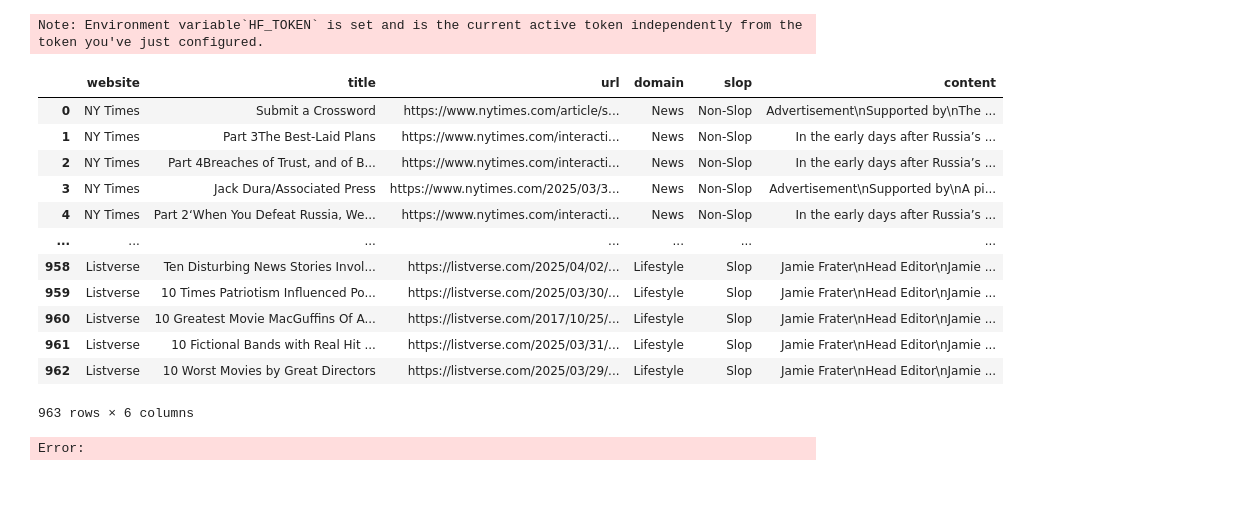
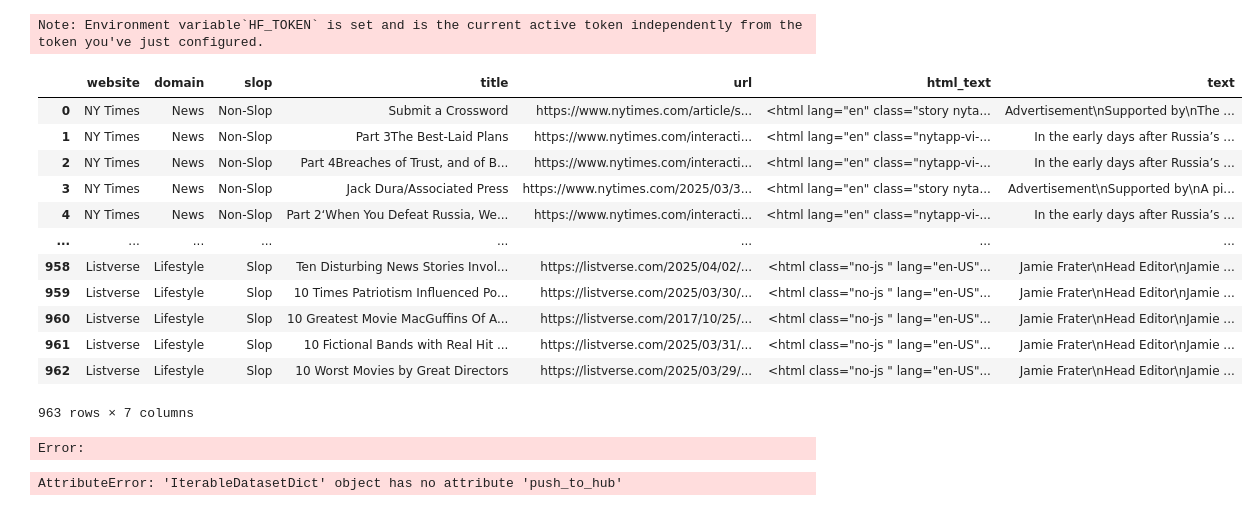
Before and after one commit to elalber2000/stop_slop, a Jupyter notebook: notebooks/data_exploration.ipynb, the cells around one changed output. Drawn from its saved outputs; the diff is of its cells as text; code cells hidden in the pictures.

Commit message:
Update dataset to incorporate html text

```diff
--- a/notebooks/data_exploration.ipynb
+++ b/notebooks/data_exploration.ipynb
@@ -240,28 +233,35 @@ login(token=hf_token)
 # %% [output]
 Note: Environment variable`HF_TOKEN` is set and is the current active token independently from the token you've just configured.
 # %%
-hf_df = cleaned_df.drop(columns=["content"]).rename(columns={"clean_content": "content"}).reset_index(drop=True)
+#hf_df = cleaned_df.drop(columns=["content"]).rename(columns={"clean_content": "content"}).reset_index(drop=True)
+hf_df = cleaned_df.reset_index(drop=True).rename(columns={"content": "html_text", "clean_content": "text"})[['website', 'domain', 'slop', 'title', 'url', 'html_text', 'text']]
 hf_df
 # %% [output]
-|  | website | title | url | domain | slop | content |
-| 0 | NY Times | Submit a Crossword | https://www.nytimes.com/article/s... | News | Non-Slop | Advertisement\nSupported by\nThe ... |
-| 1 | NY Times | Part 3The Best-Laid Plans | https://www.nytimes.com/interacti... | News | Non-Slop | In the early days after Russia’s ... |
-| 2 | NY Times | Part 4Breaches of Trust, and of B... | https://www.nytimes.com/interacti... | News | Non-Slop | In the early days after Russia’s ... |
-| 3 | NY Times | Jack Dura/Associated Press | https://www.nytimes.com/2025/03/3... | News | Non-Slop | Advertisement\nSupported by\nA pi... |
-| 4 | NY Times | Part 2‘When You Defeat Russia, We... | https://www.nytimes.com/interacti... | News | Non-Slop | In the early days after Russia’s ... |
-| ... | ... | ... | ... | ... | ... | ... |
-| 958 | Listverse | Ten Disturbing News Stories Invol... | https://listverse.com/2025/04/02/... | Lifestyle | Slop | Jamie Frater\nHead Editor\nJamie ... |
-| 959 | Listverse | 10 Times Patriotism Influenced Po... | https://listverse.com/2025/03/30/... | Lifestyle | Slop | Jamie Frater\nHead Editor\nJamie ... |
-| 960 | Listverse | 10 Greatest Movie MacGuffins Of A... | https://listverse.com/2017/10/25/... | Lifestyle | Slop | Jamie Frater\nHead Editor\nJamie ... |
-| 961 | Listverse | 10 Fictional Bands with Real Hit ... | https://listverse.com/2025/03/31/... | Lifestyle | Slop | Jamie Frater\nHead Editor\nJamie ... |
-| 962 | Listverse | 10 Worst Movies by Great Directors | https://listverse.com/2025/03/29/... | Lifestyle | Slop | Jamie Frater\nHead Editor\nJamie ... |
+|  | website | domain | slop | title | url | html_text | text |
+| 0 | NY Times | News | Non-Slop | Submit a Crossword | https://www.nytimes.com/article/s... | <html lang="en" class="story nyta... | Advertisement\nSupported by\nThe ... |
+| 1 | NY Times | News | Non-Slop | Part 3The Best-Laid Plans | https://www.nytimes.com/interacti... | <html lang="en" class="nytapp-vi-... | In the early days after Russia’s ... |
+| 2 | NY Times | News | Non-Slop | Part 4Breaches of Trust, and of B... | https://www.nytimes.com/interacti... | <html lang="en" class="nytapp-vi-... | In the early days after Russia’s ... |
+| 3 | NY Times | News | Non-Slop | Jack Dura/Associated Press | https://www.nytimes.com/2025/03/3... | <html lang="en" class="story nyta... | Advertisement\nSupported by\nA pi... |
+| 4 | NY Times | News | Non-Slop | Part 2‘When You Defeat Russia, We... | https://www.nytimes.com/interacti... | <html lang="en" class="nytapp-vi-... | In the early days after Russia’s ... |
+| ... | ... | ... | ... | ... | ... | ... | ... |
+| 958 | Listverse | Lifestyle | Slop | Ten Disturbing News Stories Invol... | https://listverse.com/2025/04/02/... | <html class="no-js " lang="en-US"... | Jamie Frater\nHead Editor\nJamie ... |
+| 959 | Listverse | Lifestyle | Slop | 10 Times Patriotism Influenced Po... | https://listverse.com/2025/03/30/... | <html class="no-js " lang="en-US"... | Jamie Frater\nHead Editor\nJamie ... |
+| 960 | Listverse | Lifestyle | Slop | 10 Greatest Movie MacGuffins Of A... | https://listverse.com/2017/10/25/... | <html class="no-js " lang="en-US"... | Jamie Frater\nHead Editor\nJamie ... |
+| 961 | Listverse | Lifestyle | Slop | 10 Fictional Bands with Real Hit ... | https://listverse.com/2025/03/31/... | <html class="no-js " lang="en-US"... | Jamie Frater\nHead Editor\nJamie ... |
+| 962 | Listverse | Lifestyle | Slop | 10 Worst Movies by Great Directors | https://listverse.com/2025/03/29/... | <html class="no-js " lang="en-US"... | Jamie Frater\nHead Editor\nJamie ... |
-963 rows × 6 columns
+963 rows × 7 columns
 # %%
 ROOT_DIR = Path().resolve().parent
 
 hf_df.to_csv(ROOT_DIR / ".data" / "hf_dataset.csv")
-# %%
-hf_dataset = Dataset.from_dict(hf_df.to_dict(orient="list"))
-hf_dataset
-# %% [output]
-Error:
+# %%
+hf_dataset = load_dataset(
+    "csv",
+    data_files=str(ROOT_DIR / ".data" / "hf_dataset.csv"),
+    streaming=False)
+# %% [output]
+Error:
+# %%
+hf_dataset.push_to_hub("stop_slop_data", commit_message="Uploaded dataset")
+# %% [output]
+AttributeError: 'IterableDatasetDict' object has no attribute 'push_to_hub'
```
Also changed, not shown: parts of 3 cells of this notebook.
